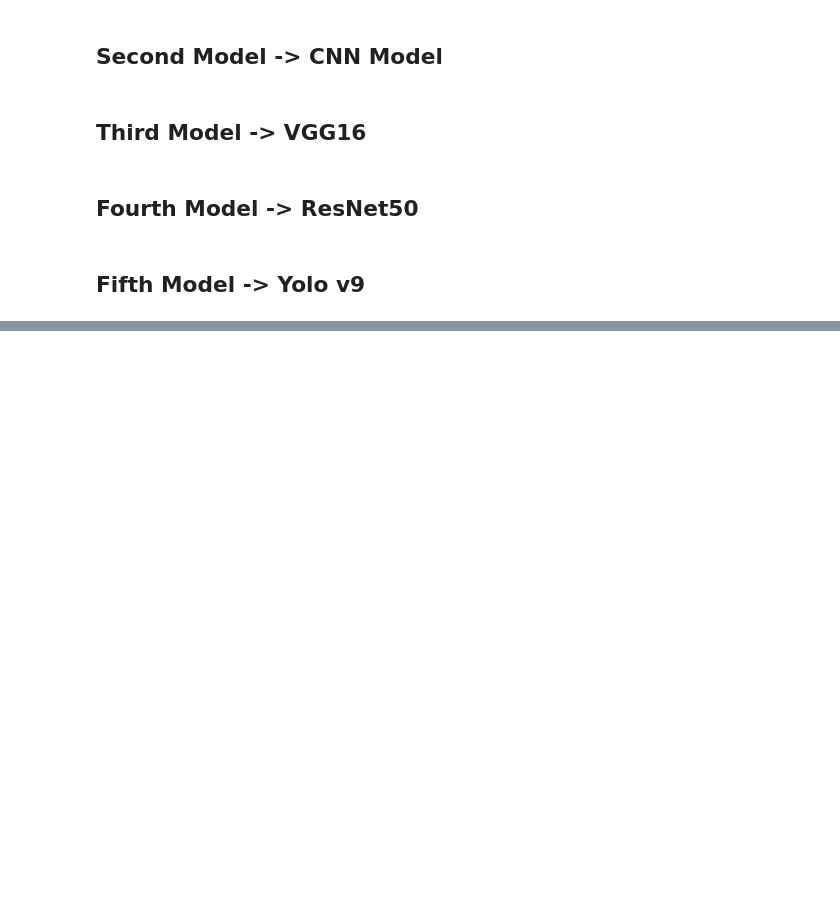
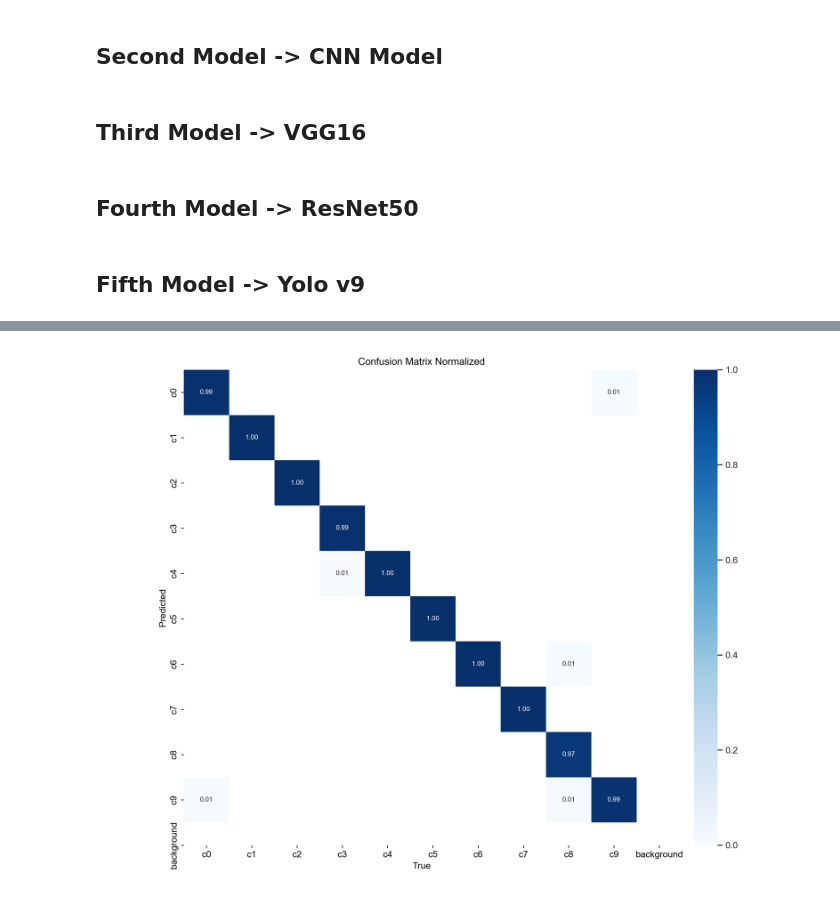
Before and after one commit to djmk/Data-Science-Machine-Learning-Projects, a Jupyter notebook: State_Farm_Distracted_Driver_Detection/State Farm Distracted Driver Detection.ipynb, the cells around one changed output, grey strips where cells are left out. Saved outputs shown, nothing was run; the diff lists cells and outputs as text; code cells hidden in the pictures; blank space fills up the shorter version.

```diff
--- a/State_Farm_Distracted_Driver_Detection/State Farm Distracted Driver Detection.ipynb
+++ b/State_Farm_Distracted_Driver_Detection/State Farm Distracted Driver Detection.ipynb
@@ -323,0 +387,4 @@ Starting training for 10 epochs...
+# %%
+Image("./runs/classify/train2/confusion_matrix_normalized.png")
+# %% [output]
+[figure, added]
```
Also changed, not shown: parts of 11 cells of this notebook.
